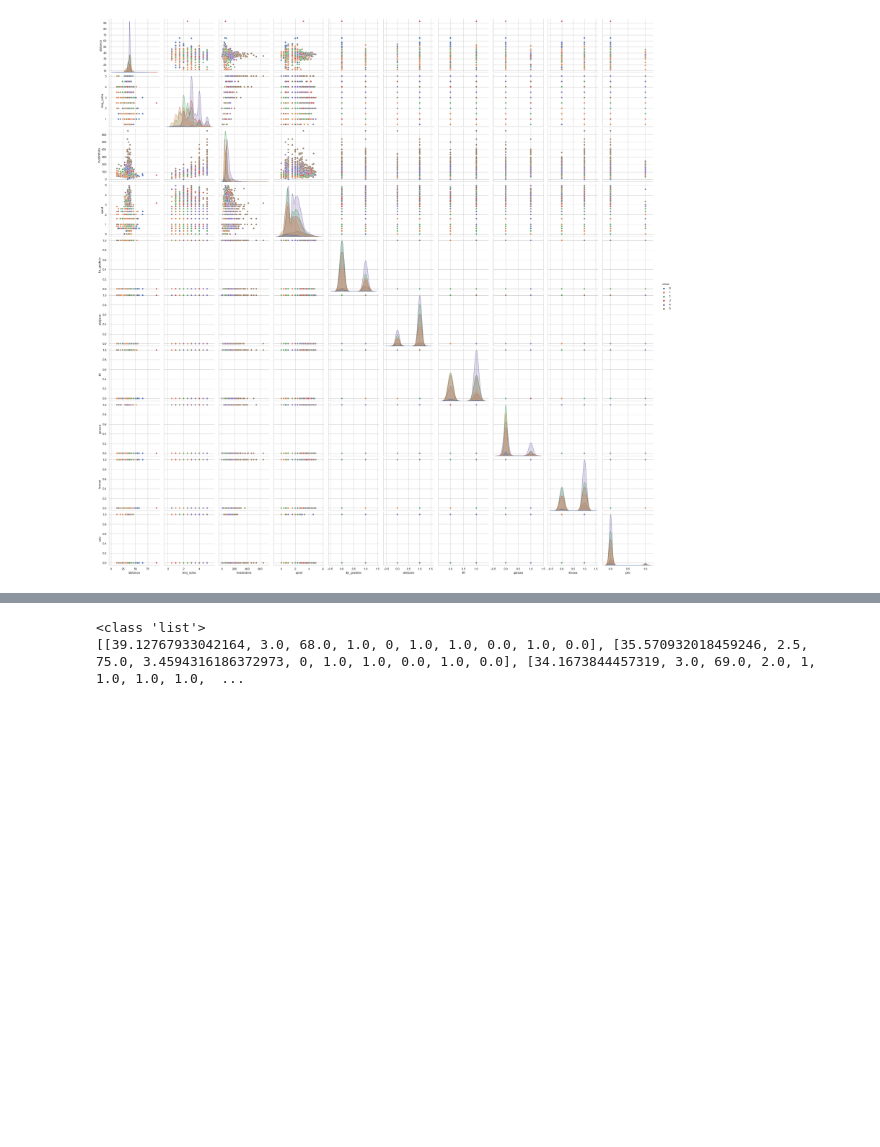
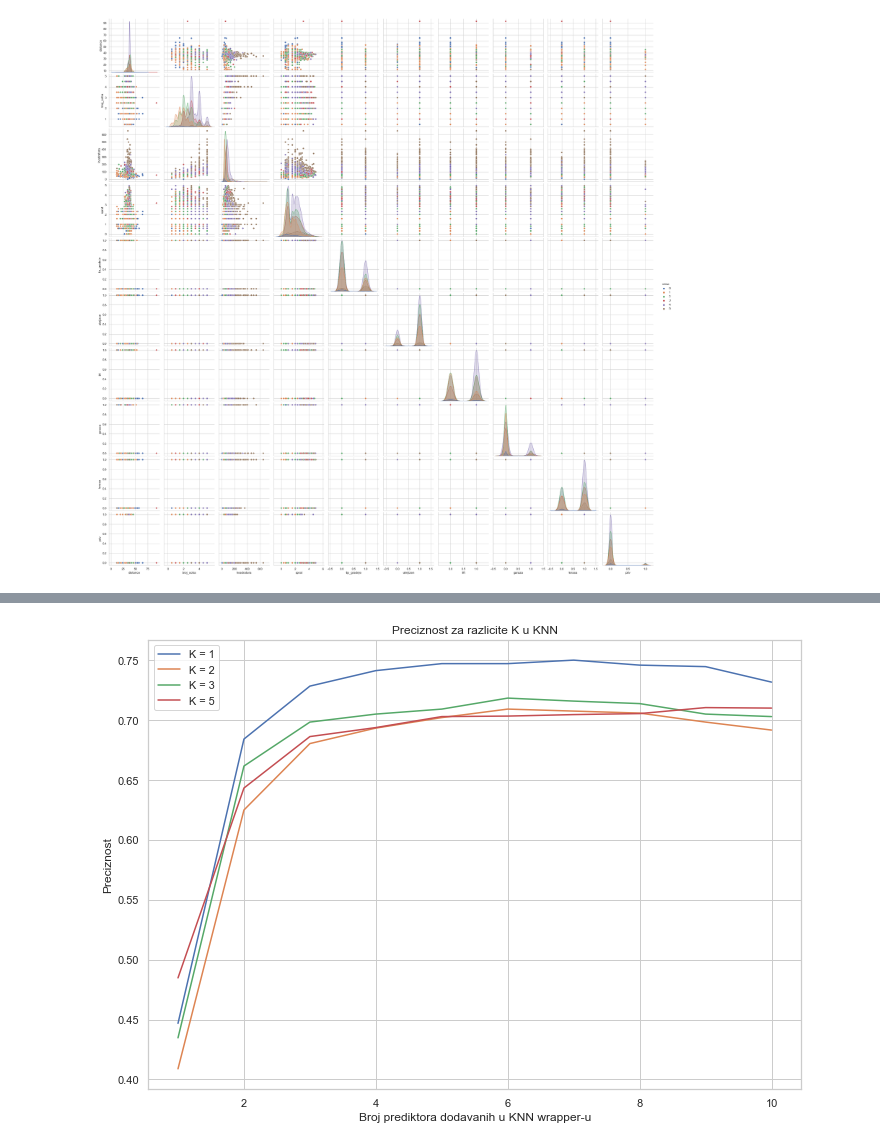
Before and after one commit to busketi/nekretnine_web_scrapping, a Jupyter notebook: knn-clasification.ipynb, the cells around one changed output, grey strips where cells are left out. Cells and saved outputs as stored; diff of their text form; code cells hidden in the pictures; blank space fills up the shorter version.

```diff
--- a/knn-clasification.ipynb
+++ b/knn-clasification.ipynb
@@ -152,5 +153,5 @@ print(type(df['distance']))
 # %%
-def knn_wrapped(X_train, y_train, X_test, y_test, n_neighbors):
+def knn_acc_score(X_train, y_train, X_test, y_test, n_neighbors):
     knn_clf = KNeighborsClassifier(n_neighbors=n_neighbors)
     knn_clf.fit(X_train, y_train)
     y_pred = knn_clf.predict(X_test)
@@ -206,12 +186,32 @@ broj_soba
-# %%
-
-header = ['distance', 'broj_soba', 'kvadratura', 'sprat', 'tip_gradnje', 'uknjizen', 'lift', 'garaza', 'terasa', 'pdv']
-df_x = pd.DataFrame(X_data, columns=header)
-y_data = df['cena']
-MinMaxScaler = preprocessing.MinMaxScaler()
-X_data_minmax = MinMaxScaler.fit_transform(X_data)
-print(type(header))
-print(X_data)
-# %% [output]
-<class 'list'>
-[[39.12767933042164, 3.0, 68.0, 1.0, 0, 1.0, 1.0, 0.0, 1.0, 0.0], [35.570932018459246, 2.5, 75.0, 3.4594316186372973, 0, 1.0, 1.0, 0.0, 1.0, 0.0], [34.1673844457319, 3.0, 69.0, 2.0, 1, 1.0, 1.0, 1.0,  ...
+# %%
+k_knn = [1, 2, 3, 5]
+acc_score = list()
+column_importance = list()
+header = ['distance', 'broj_soba', 'kvadratura', 'sprat', 'tip_gradnje', 'uknjizen', 'lift', 'garaza', 'terasa', 'pdv']
+X_train, X_test, y_train, y_test = train_test_split(X_data, y_data,test_size=0.2, random_state = 1)
+# X_train = MinMaxScaler.fit_transform(X_train)
+# X_test = MinMaxScaler.fit_transform(X_test)
+for k in k_knn:
+    column, score = knn_wrapper(X_train, X_test, y_train, y_test, header, k)
+    acc_score.append(score)
+    column_importance.append(column)
+# %%
+x = [1, 2, 3, 4, 5, 6, 7, 8, 9, 10]
+
+# Plotting the lines
+for score, k in zip(acc_score,k_knn) :
+    plt.plot(x,score, label='K = '+ str(k))
+
+
+# Adding legend
+plt.legend()
+
+# Adding labels and title
+plt.xlabel('Broj prediktora dodavanih u KNN wrapper-u')
+plt.ylabel('Preciznost')
+plt.title('Preciznost za razlicite K u KNN')
+
+# Display the plot
+plt.show()
+# %% [output]
+[figure, added]
```
Also changed, not shown: parts of 8 cells of this notebook, 8 other files.
